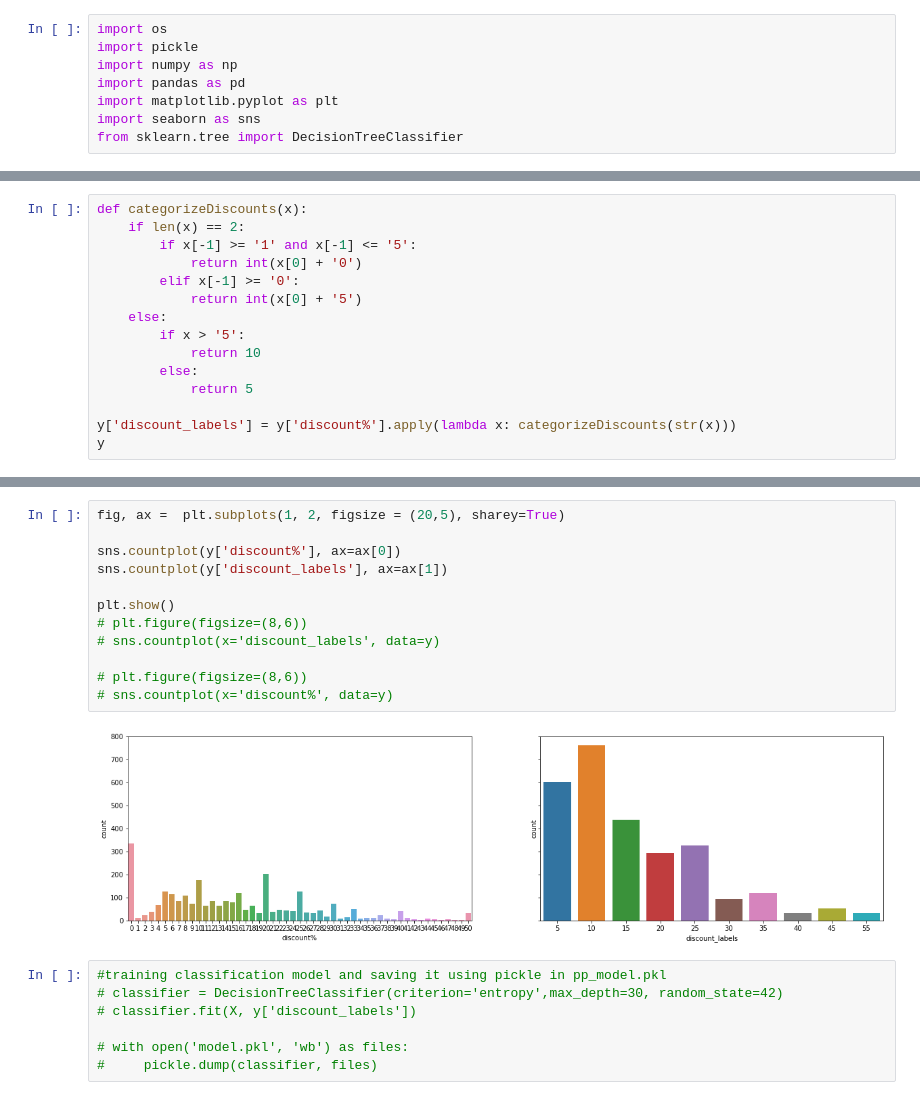
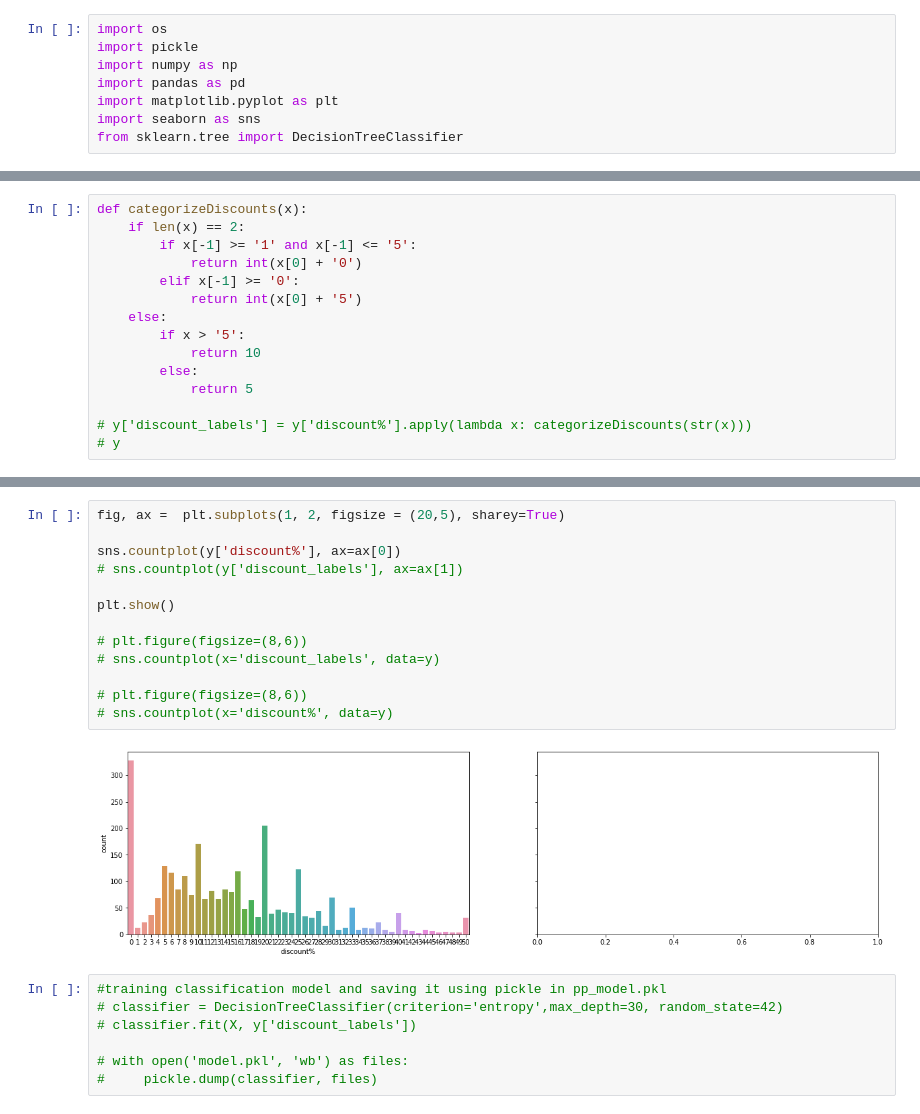
Before and after one commit to NirajNair/Negotiation-Bot, a Jupyter notebook: pricePrediction/model.ipynb, the cells around one changed output, grey strips where cells are left out. Saved outputs shown, nothing was run; the diff lists cells and outputs as text.

```diff
--- a/pricePrediction/model.ipynb
+++ b/pricePrediction/model.ipynb
@@ -59,5 +57,5 @@ def categorizeDiscounts(x):
         else:
             return 5
 
-y['discount_labels'] = y['discount%'].apply(lambda x: categorizeDiscounts(str(x)))
-y
+# y['discount_labels'] = y['discount%'].apply(lambda x: categorizeDiscounts(str(x)))
+# y
@@ -78,17 +62,18 @@ y
 # %%
 fig, ax =  plt.subplots(1, 2, figsize = (20,5), sharey=True)
 
 sns.countplot(y['discount%'], ax=ax[0])
-sns.countplot(y['discount_labels'], ax=ax[1])
+# sns.countplot(y['discount_labels'], ax=ax[1])
 
 plt.show()
+
 # plt.figure(figsize=(8,6))
 # sns.countplot(x='discount_labels', data=y)
 
 # plt.figure(figsize=(8,6))
 # sns.countplot(x='discount%', data=y)
 # %% [output]
-[figure, old version]
+[figure, new version]
 # %%
 #training classification model and saving it using pickle in pp_model.pkl
 # classifier = DecisionTreeClassifier(criterion='entropy',max_depth=30, random_state=42)
```
Also changed, not shown: parts of 4 cells of this notebook, 9 other files.
